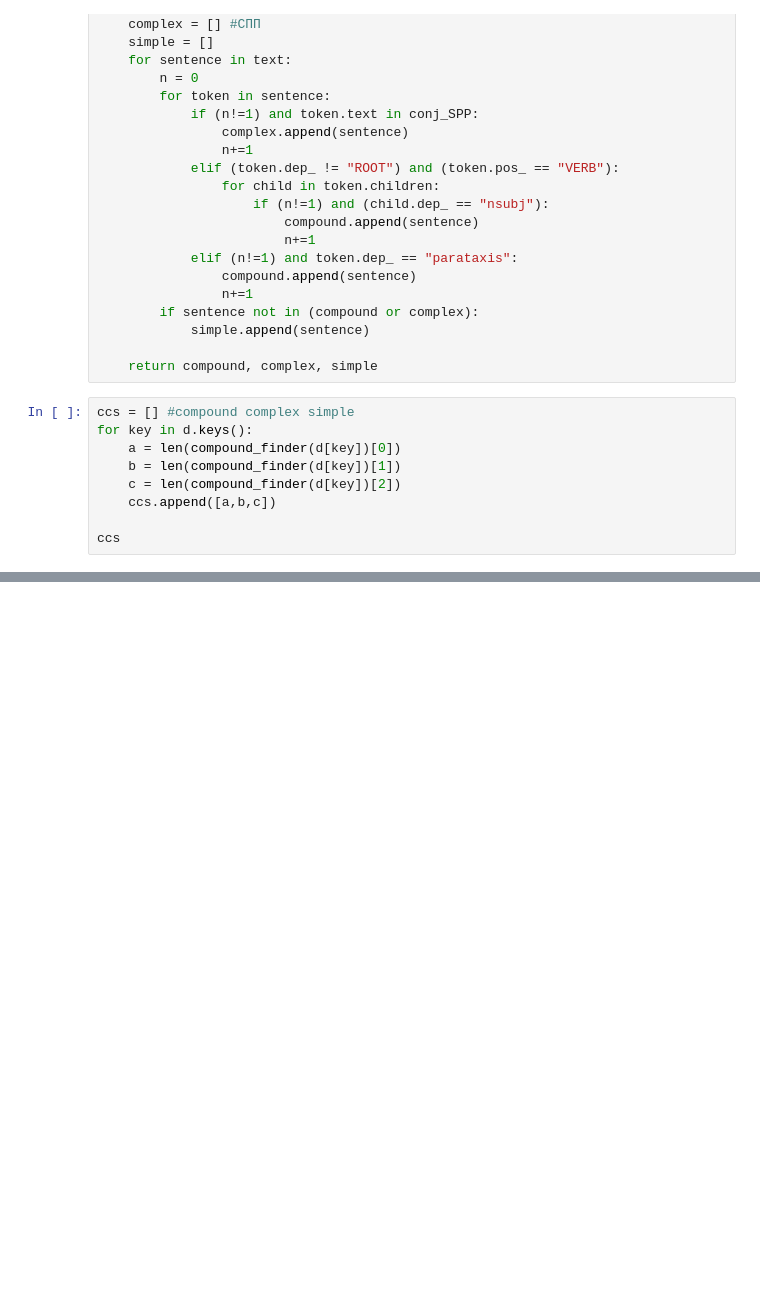
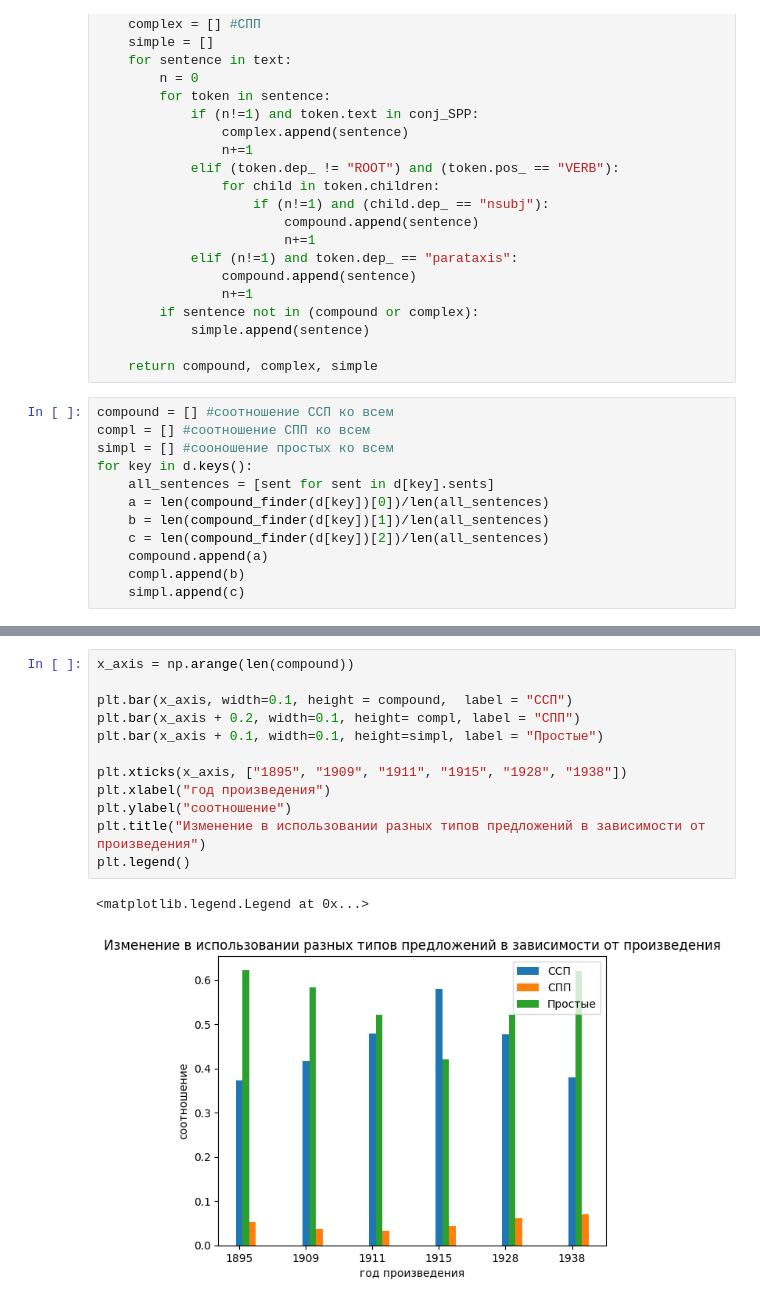
Before and after one commit to JulieWasNotAvailable/School_X_Python, a Jupyter notebook: homeworks_practices/syntaxis.ipynb, the cells around one changed output, grey strips where cells are left out. Cells and saved outputs as stored; diff of their text form; blank space fills up the shorter version.

```diff
--- a/homeworks_practices/syntaxis.ipynb
+++ b/homeworks_practices/syntaxis.ipynb
@@ -76,11 +58,14 @@ def compound_finder(text):
 
     return compound, complex, simple
 # %%
-ccs = [] #compound complex simple
+compound = [] #соотношение ССП ко всем
+compl = [] #соотношение СПП ко всем
+simpl = [] #сооношение простых ко всем
 for key in d.keys():
-    a = len(compound_finder(d[key])[0])
-    b = len(compound_finder(d[key])[1])
-    c = len(compound_finder(d[key])[2])
-    ccs.append([a,b,c])
-
-ccs
+    all_sentences = [sent for sent in d[key].sents]
+    a = len(compound_finder(d[key])[0])/len(all_sentences)
+    b = len(compound_finder(d[key])[1])/len(all_sentences)
+    c = len(compound_finder(d[key])[2])/len(all_sentences)
+    compound.append(a)
+    compl.append(b)
+    simpl.append(c)
@@ -122,0 +72,15 @@ displacy.render(sent, style = "dep")
+# %%
+x_axis = np.arange(len(compound))
+
+plt.bar(x_axis, width=0.1, height = compound,  label = "ССП")
+plt.bar(x_axis + 0.2, width=0.1, height= compl, label = "СПП")
+plt.bar(x_axis + 0.1, width=0.1, height=simpl, label = "Простые")
+
+plt.xticks(x_axis, ["1895", "1909", "1911", "1915", "1928", "1938"])
+plt.xlabel("год произведения")
+plt.ylabel("соотношение")
+plt.title("Изменение в использовании разных типов предложений в зависимости от произведения")
+plt.legend()
+# %% [output]
+<matplotlib.legend.Legend at 0x...>
+[figure, added]
```
Also changed, not shown: parts of 15 cells of this notebook.
